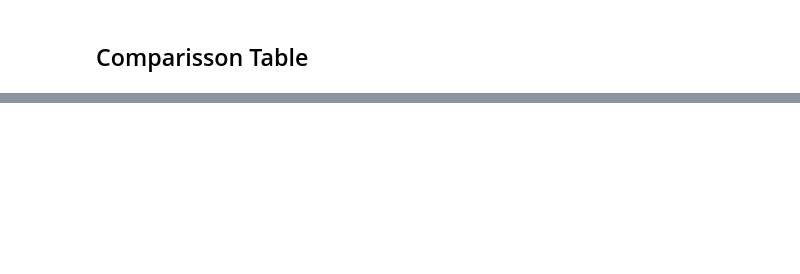
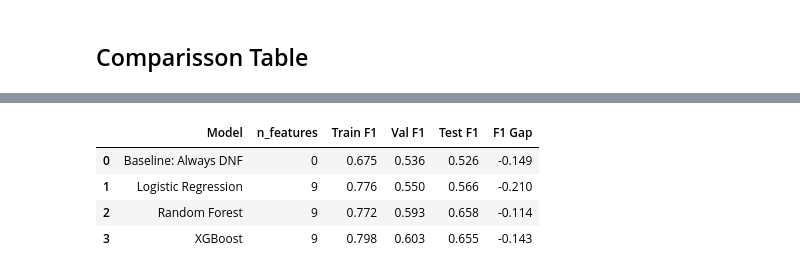
Before and after one commit to Gottch7897/iit414w-lab01-TheUltrakills, a Jupyter notebook: labs/lab3/lab3_model_comparison.ipynb, the cells around one changed output, grey strips where cells are left out. Drawn from its saved outputs; the diff is of its cells as text; code cells hidden in the pictures; blank space fills up the shorter version.

```diff
--- a/labs/lab3/lab3_model_comparison.ipynb
+++ b/labs/lab3/lab3_model_comparison.ipynb
@@ -201,0 +569,95 @@ print("Dataset shape:", df.shape)
+# %%
+# 3. Comparison Table: 3 Models + Baseline (Always DNF)
+print("\n" + "═" * 120)
+print("MODEL COMPARISON TABLE: DNF Prediction")
+print("═" * 120 + "\n")
+
+# Compute train metrics for each model
+y_pred_lr_train = lr_pipe.predict(X_train)
+y_pred_rf_train = rf_pipe.predict(X_train)
+y_pred_xgb_train = xgb_pipe.predict(X_train)
+
+# Baseline prediction: always predicts DNF (class = 1)
+y_pred_base_always_dnf_train = np.ones(len(y_train), dtype=int)
+y_pred_base_always_dnf_val = np.ones(len(y_val), dtype=int)
+y_pred_base_always_dnf_test = np.ones(len(y_test), dtype=int)
+
+train_f1_lr = f1_score(y_train, y_pred_lr_train, zero_division=0)
+train_f1_rf = f1_score(y_train, y_pred_rf_train, zero_division=0)
+train_f1_xgb = f1_score(y_train, y_pred_xgb_train, zero_division=0)
+train_f1_base = f1_score(y_train, y_pred_base_always_dnf_train, zero_division=0)
+
+train_precision_lr = precision_score(y_train, y_pred_lr_train, zero_division=0)
+train_precision_rf = precision_score(y_train, y_pred_rf_train, zero_division=0)
+train_precision_xgb = precision_score(y_train, y_pred_xgb_train, zero_division=0)
+train_precision_base = precision_score(y_train, y_pred_base_always_dnf_train, zero_division=0)
+
+train_recall_lr = recall_score(y_train, y_pred_lr_train, zero_division=0)
+train_recall_rf = recall_score(y_train, y_pred_rf_train, zero_division=0)
+train_recall_xgb = recall_score(y_train, y_pred_xgb_train, zero_division=0)
+train_recall_base = recall_score(y_train, y_pred_base_always_dnf_train, zero_division=0)
+
+# Build comparison table: 3 trained models + baseline
+comparison_rows = [
+    {
+        'Model': 'Baseline: Always DNF',
+        'n_features': 0,
+        'Train F1': train_f1_base,
+        'Val F1': f1_score(y_val, y_pred_base_always_dnf_val, zero_division=0),
+        'Test F1': f1_score(y_test, y_pred_base_always_dnf_test, zero_division=0),
+        'F1 Gap': f1_score(y_test, y_pred_base_always_dnf_test, zero_division=0) - train_f1_base,
+
+    },
+    {
+        'Model': 'Logistic Regression',
+        'n_features': len(available_num) + len(available_cat),
+        'Train F1': train_f1_lr,
+        'Val F1': val_f1_lr,
+        'Test F1': overall_f1_lr,
+        'F1 Gap': overall_f1_lr - train_f1_lr,
+
+    },
+    {
+        'Model': 'Random Forest',
+        'n_features': len(available_num) + len(available_cat),
+        'Train F1': train_f1_rf,
+        'Val F1': val_f1_rf,
+        'Test F1': overall_f1_rf,
+        'F1 Gap': overall_f1_rf - train_f1_rf,
+
+    },
+    {
+        'Model': 'XGBoost',
+        'n_features': len(available_num) + len(available_cat),
+        'Train F1': train_f1_xgb,
+        'Val F1': val_f1_xgb,
+        'Test F1': overall_f1,
+        'F1 Gap': overall_f1 - train_f1_xgb,
+
+    },
+]
+
+comparison_df = pd.DataFrame(comparison_rows)
+
+# Round for readability
+comparison_df = comparison_df.round(3)
+
+print("Full metric breakdown:")
+display(comparison_df)
+
+# Summary: pick best model by test F1
+best_model_idx = comparison_df['Test F1'].idxmax()
+best_model = comparison_df.loc[best_model_idx]
+
+print(f"\n{'─' * 120}")
+print(f"BEST MODEL (by Test F1): {best_model['Model']}")
+print(f"  Test F1: {best_model['Test F1']:.4f}  |  Val F1: {best_model['Val F1']:.4f}  |  Train F1: {best_model['Train F1']:.4f}")
+
+if best_model['F1 Gap'] > 0.05:
+    print(f"  ⚠ Overfitting signal: large positive gap ({best_model['F1 Gap']:.4f}) suggests high variance.")
+elif best_model['F1 Gap'] < -0.05:
+    print(f"  ⚠ Underfitting signal: negative gap ({best_model['F1 Gap']:.4f}) suggests high bias.")
+else:
+    print(f"  ✓ Generalization looks healthy (gap ≈ 0).")
+print(f"{'─' * 120}")
+# %% [output]
@@ -201,0 +669,5 @@ print("Dataset shape:", df.shape)
+|  | Model | n_features | Train F1 | Val F1 | Test F1 | F1 Gap |
+| 0 | Baseline: Always DNF | 0 | 0.675 | 0.536 | 0.526 | -0.149 |
+| 1 | Logistic Regression | 9 | 0.776 | 0.550 | 0.566 | -0.210 |
+| 2 | Random Forest | 9 | 0.772 | 0.593 | 0.658 | -0.114 |
+| 3 | XGBoost | 9 | 0.798 | 0.603 | 0.655 | -0.143 |
```
Also changed, not shown: parts of 23 cells of this notebook, 3 other files.
